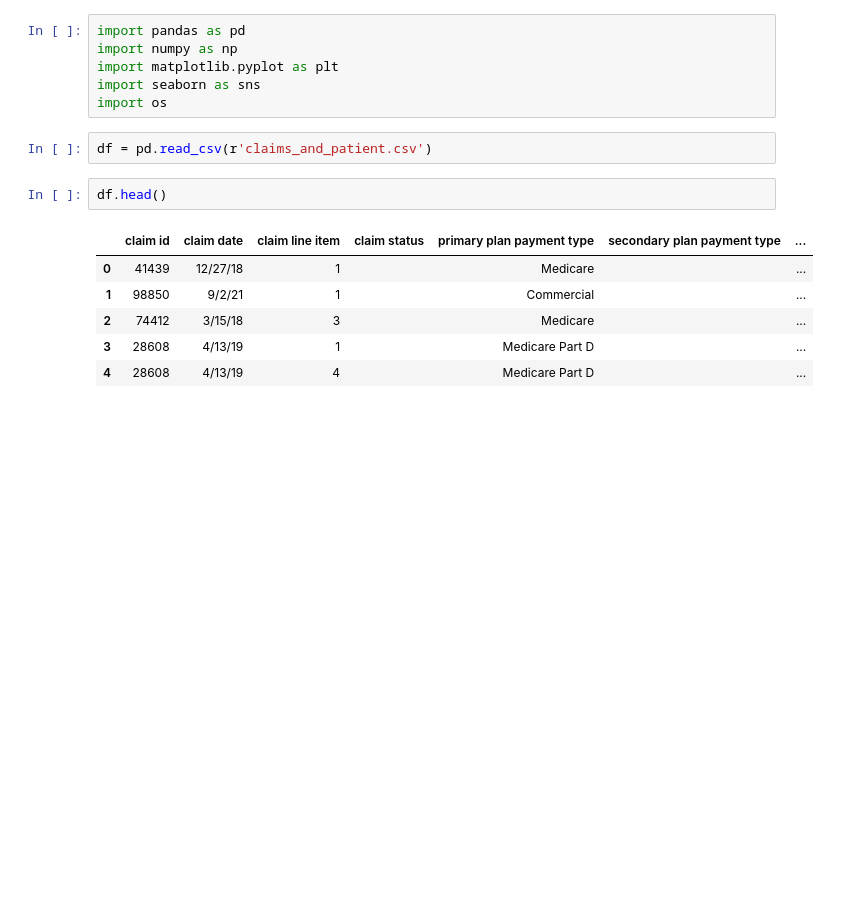
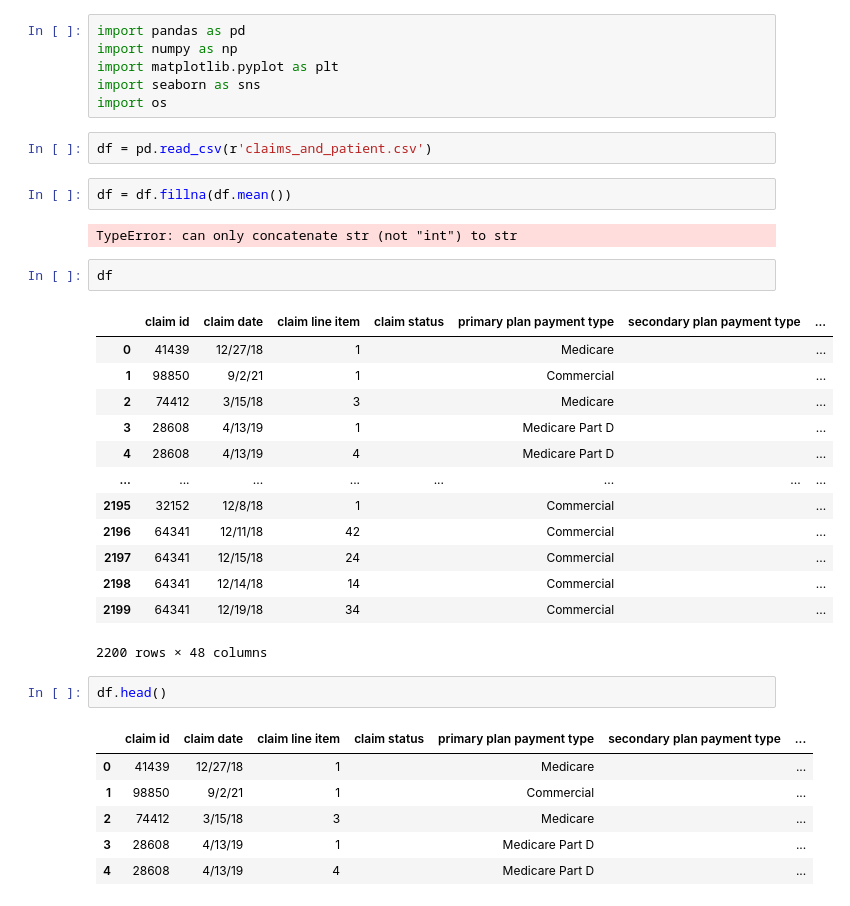
Before and after one commit to Manaya20/Trinity_Hackathon, a Jupyter notebook: Untitled.ipynb, the cells around one changed output. Cells and saved outputs as stored; diff of their text form; blank space fills up the shorter version.

```diff
--- a/Untitled.ipynb
+++ b/Untitled.ipynb
@@ -6,6 +6,26 @@ import seaborn as sns
 import os
 # %%
 df = pd.read_csv(r'claims_and_patient.csv')
+# %%
+df = df.fillna(df.mean())
+# %% [output]
+TypeError: can only concatenate str (not "int") to str
+# %%
+df
+# %% [output]
+|  | claim id | claim date | claim line item | claim status | primary plan payment type | secondary plan payment type | ... |
+| 0 | 41439 | 12/27/18 | 1 |  | Medicare |  | ... |
+| 1 | 98850 | 9/2/21 | 1 |  | Commercial |  | ... |
+| 2 | 74412 | 3/15/18 | 3 |  | Medicare |  | ... |
+| 3 | 28608 | 4/13/19 | 1 |  | Medicare Part D |  | ... |
+| 4 | 28608 | 4/13/19 | 4 |  | Medicare Part D |  | ... |
+| ... | ... | ... | ... | ... | ... | ... | ... |
+| 2195 | 32152 | 12/8/18 | 1 |  | Commercial |  | ... |
+| 2196 | 64341 | 12/11/18 | 42 |  | Commercial |  | ... |
+| 2197 | 64341 | 12/15/18 | 24 |  | Commercial |  | ... |
+| 2198 | 64341 | 12/14/18 | 14 |  | Commercial |  | ... |
+| 2199 | 64341 | 12/19/18 | 34 |  | Commercial |  | ... |
+2200 rows × 48 columns
 # %%
 df.head()
 # %% [output]
```
Also changed, not shown: parts of 6 cells of this notebook, 3 other files.
